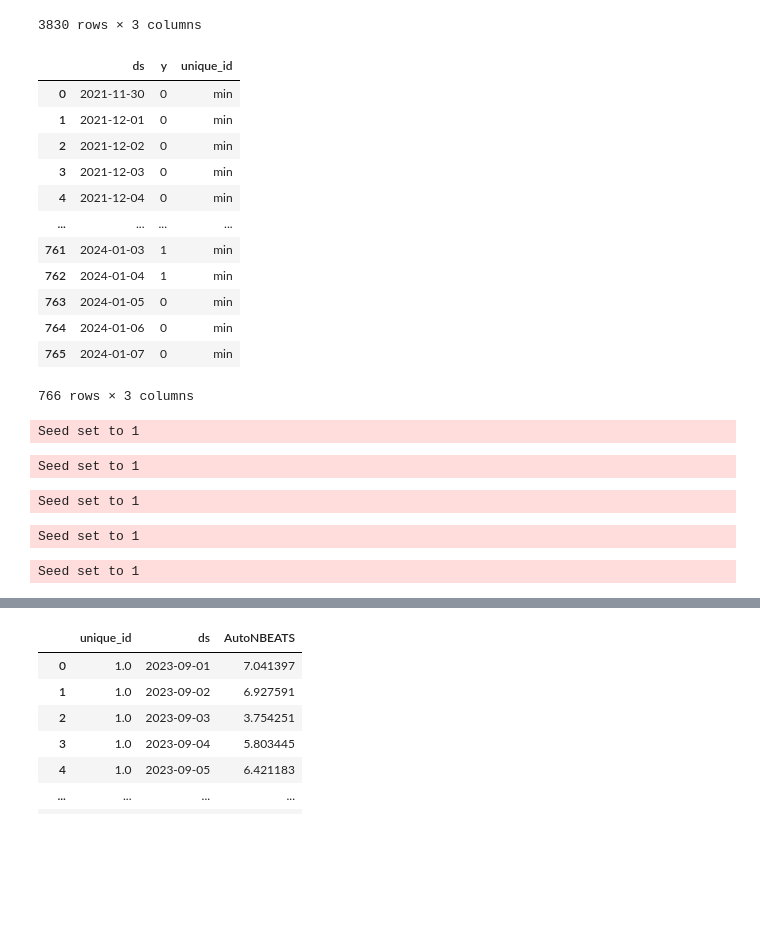
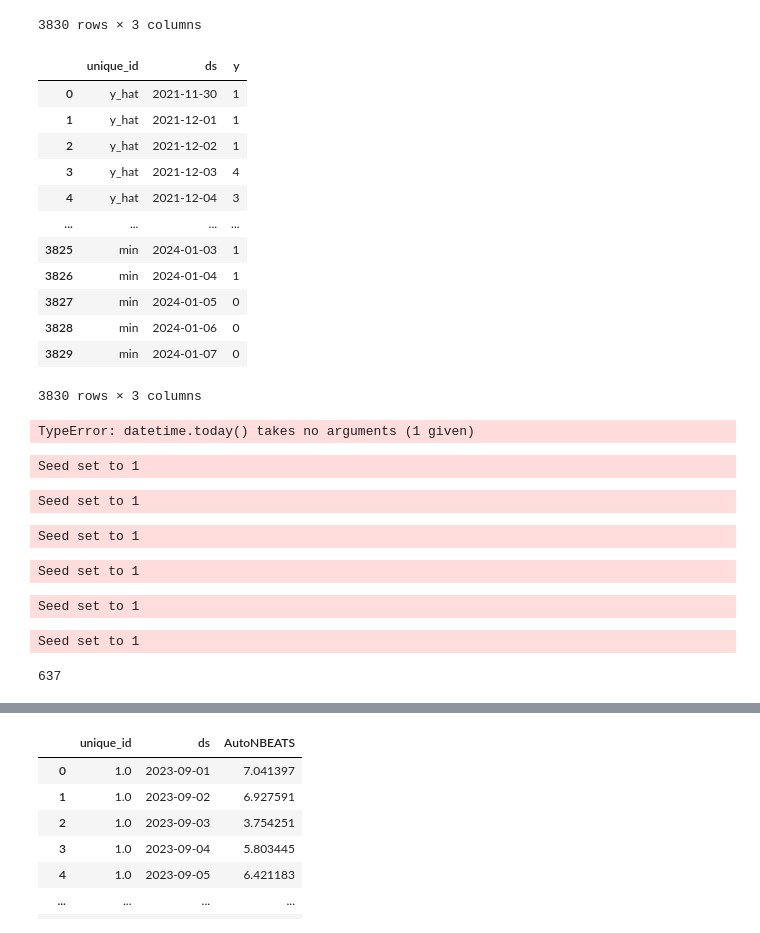
Before and after one commit to adrienB134/Qualiextra, a Jupyter notebook: notebooks/model_adrien.ipynb, the cells around one changed output, grey strips where cells are left out. Cells and saved outputs as stored; diff of their text form; code cells hidden in the pictures; blank space fills up the shorter version.

```diff
--- a/model_adrien.ipynb
+++ b/notebooks/model_adrien.ipynb
@@ -202,16 +202,19 @@ df["y_lower"] = MA7.std()
 df["TES"] = TES_predict
 df["max"] = df["TES"] + 1.5*df["y_upper"]
 df["min"] = df["TES"] - 1.5*df["y_lower"]
+df['residual'] = df['y'] - df['TES']
 
 fig = px.line(x=df["ds"], y=df["y"])
 fig.add_trace(px.line(x=df["ds"], y=df["y_7"]).data[0])
 fig.add_trace(px.line(x=df["ds"], y=df["max"]).data[0])
 fig.add_trace(px.line(x=df["ds"], y=df["min"]).data[0])
 fig.add_trace(px.line(x=df["ds"], y=df["TES"]).data[0])
+fig.add_trace(px.line(x=df["ds"], y=df["residual"]).data[0])
 fig['data'][1]['line']['color']="#4BE8E0"
 fig['data'][2]['line']['color']="red"
 fig['data'][3]['line']['color']="green"
 fig['data'][4]['line']['color']="black"
+fig['data'][5]['line']['color']="yellow"
 fig.update_layout(hovermode="x unified")
 fig.show()
 # %%
@@ -251,31 +256,37 @@ Y_train_df = Y[Y.ds<= split_date]
 # 132 train
 Y_test_df = Y[Y.ds>split_date]# 12 test
 # %%
-Y5['y'] = Y5['y'].fillna(0)
-Y5['y'] = round(Y5['y'], 0).astype('int')
-Y5
+Y['y'] = Y['y'].fillna(0)
+Y['y'] = round(Y['y'], 0).astype('int')
+Y
 # %% [output]
-|  | ds | y | unique_id |
-| 0 | 2021-11-30 | 0 | min |
-| 1 | 2021-12-01 | 0 | min |
-| 2 | 2021-12-02 | 0 | min |
-| 3 | 2021-12-03 | 0 | min |
-| 4 | 2021-12-04 | 0 | min |
+|  | unique_id | ds | y |
+| 0 | y_hat | 2021-11-30 | 1 |
+| 1 | y_hat | 2021-12-01 | 1 |
+| 2 | y_hat | 2021-12-02 | 1 |
+| 3 | y_hat | 2021-12-03 | 4 |
+| 4 | y_hat | 2021-12-04 | 3 |
 | ... | ... | ... | ... |
-| 761 | 2024-01-03 | 1 | min |
-| 762 | 2024-01-04 | 1 | min |
-| 763 | 2024-01-05 | 0 | min |
-| 764 | 2024-01-06 | 0 | min |
-| 765 | 2024-01-07 | 0 | min |
+| 3825 | min | 2024-01-03 | 1 |
+| 3826 | min | 2024-01-04 | 1 |
+| 3827 | min | 2024-01-05 | 0 |
+| 3828 | min | 2024-01-06 | 0 |
+| 3829 | min | 2024-01-07 | 0 |
-766 rows × 3 columns
+3830 rows × 3 columns
+# %%
+import datetime
+datetime.datetime.
+# %% [output]
+TypeError: datetime.today() takes no arguments (1 given)
 # %%
 import plotly.express as px
 from neuralforecast.models import NBEATS
+from neuralforecast import NeuralForecast
 # Fit and predict with NBEATS and NHITS models
 Y_hat_df2 = Y_df.drop('unique_id', axis=1).copy()
-ts = [Y1, Y2, Y3, Y4, Y5]
+ts = [Y1, Y2, Y3, Y4, Y5, Y6]
 for Y in ts:
-    Y['y'].fillna(0)
+    Y['y']=Y['y'].fillna(0)
     Y['y'] = round(Y['y'], 0)
     Y['y'] = Y['y'].astype('int')
     split_date = pd.Timestamp('2023-08-31')
@@ -301,3 +312,8 @@ Seed set to 1
 Seed set to 1
 Seed set to 1
 Seed set to 1
+Seed set to 1
+# %%
+len(plot_df[plot_df.index < split_date])
+# %% [output]
+637
```
Also changed, not shown: parts of 4 cells of this notebook, 1 other file.
